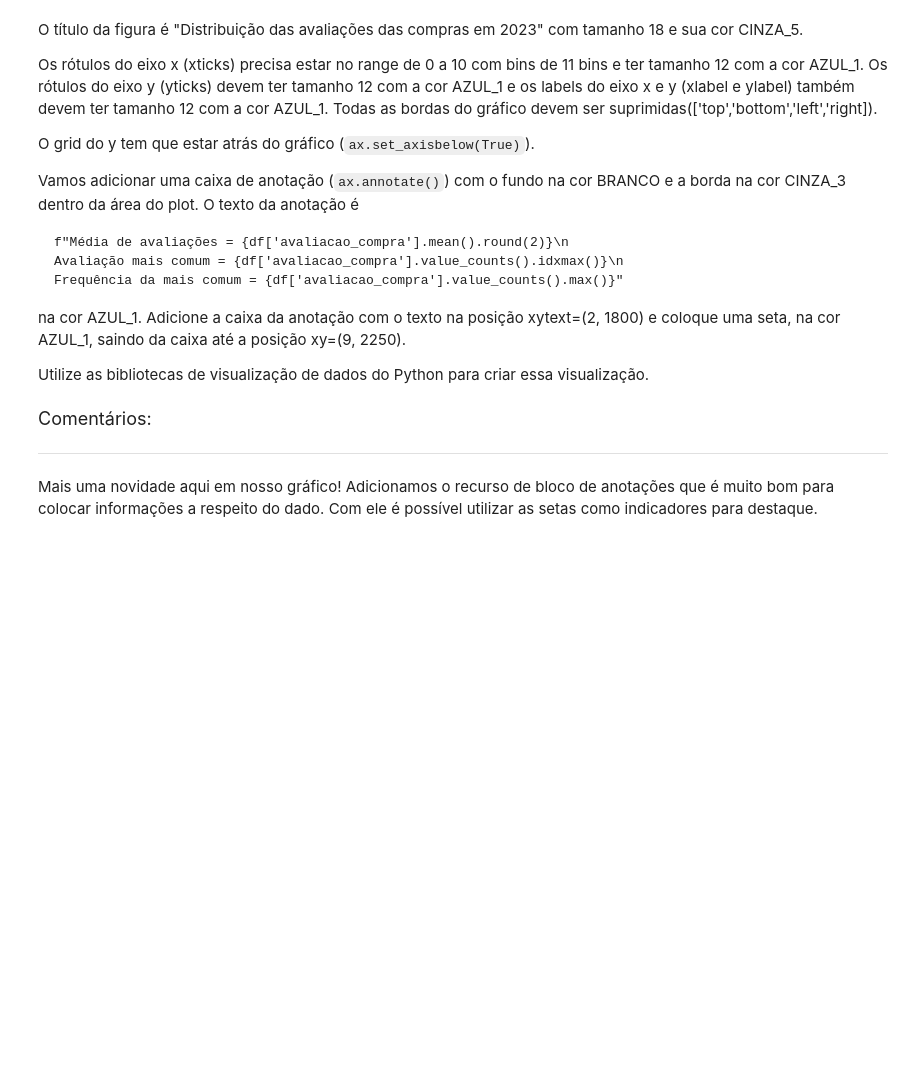
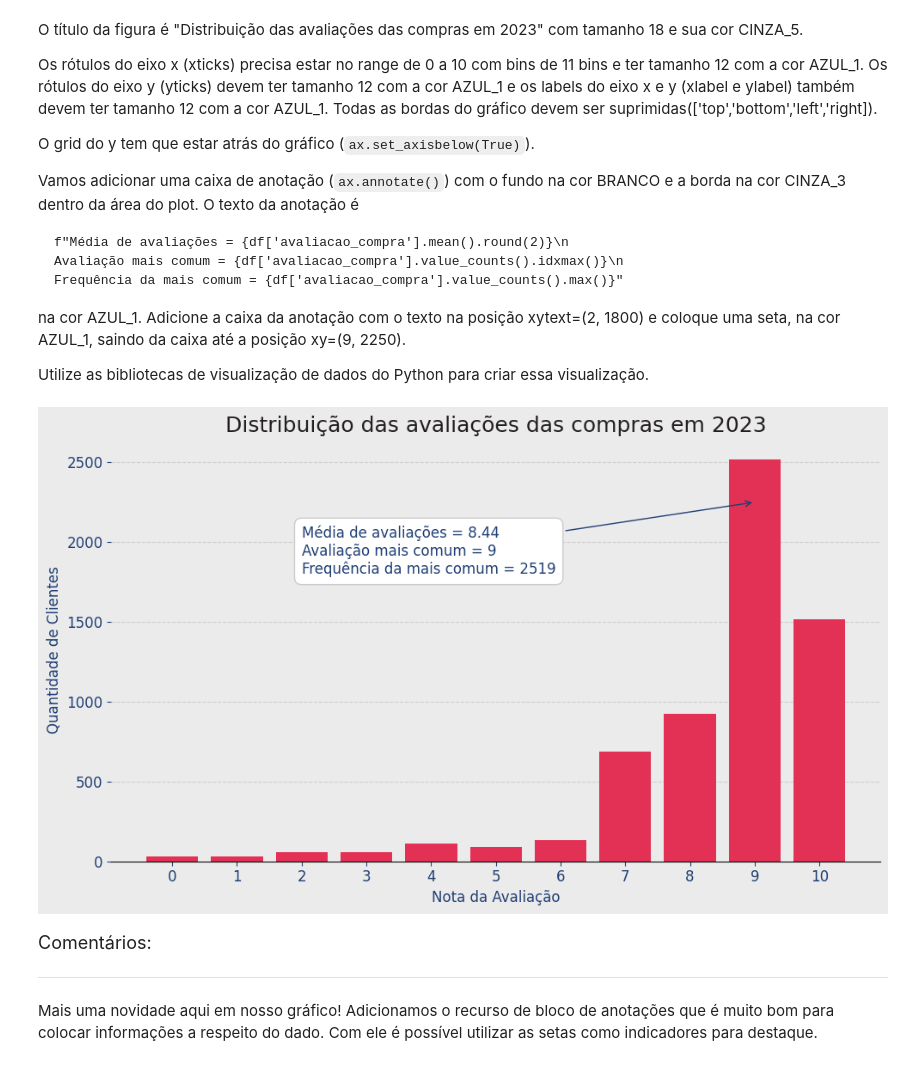
Before and after one commit to Enoque12/Projecto_Inicial_IA_Aplicada_na_Ciencia_de_Dados, a Jupyter notebook: Projeto_Inicial_IA_aplicada_a_Data_Science.ipynb, the cells around one changed output. Drawn from its saved outputs; the diff is of its cells as text; code cells hidden in the pictures; blank space fills up the shorter version.

```diff
--- a/Projeto_Inicial_IA_aplicada_a_Data_Science.ipynb
+++ b/Projeto_Inicial_IA_aplicada_a_Data_Science.ipynb
@@ -1778,3 +1967,61 @@ na cor AZUL_1. Adicione a caixa da anotação com o texto na posição xytext=(2
 
 
 Utilize as bibliotecas de visualização de dados do Python para criar essa visualização.
+# %%
+# Contar quantas vezes cada nota foi dada
+avaliacoes = df['avaliacao_compra'].value_counts().sort_index()
+
+# Criar figura e eixos com fundo Zoop
+fig, ax = plt.subplots(figsize=(10, 6))
+fig.patch.set_facecolor(CINZA_1)
+ax.set_facecolor(CINZA_1)
+
+# Criar o gráfico de barras
+ax.bar(avaliacoes.index, avaliacoes.values, color=VERMELHO_1)
+
+# Título
+ax.set_title(
+    "Distribuição das avaliações das compras em 2023",
+    fontsize=18,
+    color=CINZA_5
+)
+
+# Rótulos dos eixos
+ax.set_xlabel("Nota da Avaliação", fontsize=12, color=AZUL_1)
+ax.set_ylabel("Quantidade de Clientes", fontsize=12, color=AZUL_1)
+
+# Configuração dos ticks
+ax.set_xticks(range(0, 11))
+ax.tick_params(axis='x', labelsize=12, colors=AZUL_1)
+ax.tick_params(axis='y', labelsize=12, colors=AZUL_1)
+
+# Remover bordas
+for spine in ['top', 'left', 'right']:
+    ax.spines[spine].set_visible(False)
+
+# Grid atrás do gráfico
+ax.grid(axis='y', linestyle='--', alpha=0.5)
+ax.set_axisbelow(True)
+
+# Texto da anotação
+texto_anotacao = (
+    f"Média de avaliações = {df['avaliacao_compra'].mean().round(2)}\n"
+    f"Avaliação mais comum = {df['avaliacao_compra'].value_counts().idxmax()}\n"
+    f"Frequência da mais comum = {df['avaliacao_compra'].value_counts().max()}"
+)
+
+# Adicionar anotação
+ax.annotate(
+    texto_anotacao,
+    xy=(9, 2250),
+    xytext=(2, 1800),
+    fontsize=12,
+    color=AZUL_1,
+    bbox=dict(facecolor=BRANCO, edgecolor=CINZA_3, boxstyle="round,pad=0.5"),
+    arrowprops=dict(facecolor=AZUL_1, edgecolor=AZUL_1, arrowstyle="->")
+)
+
+plt.tight_layout()
+plt.show()
+# %% [output]
+[figure, added]
```
Also changed, not shown: parts of 21 cells of this notebook.
